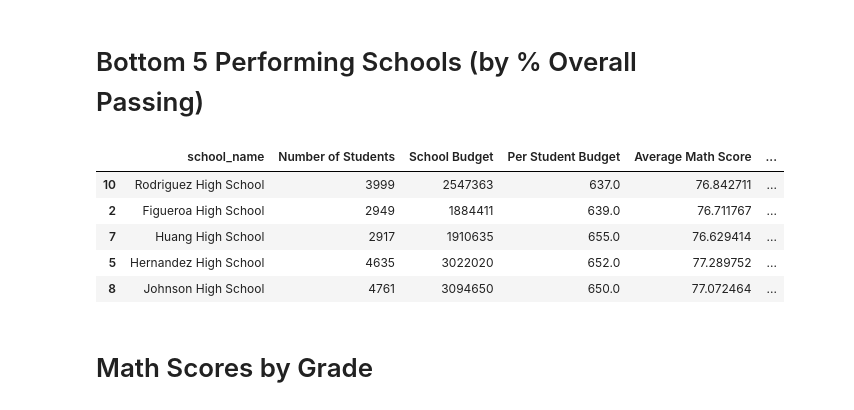
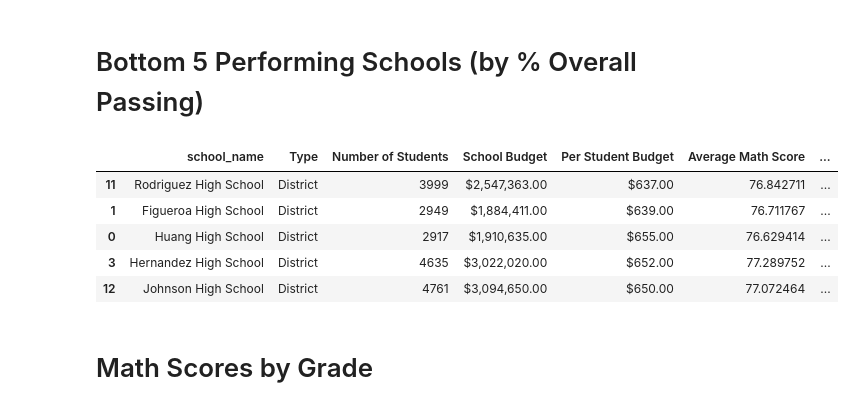
Before and after one commit to Corters22/Pandas_Challenge, a Jupyter notebook: PyCitySchools.ipynb, the cells around one changed output. Saved outputs shown, nothing was run; the diff lists cells and outputs as text; code cells hidden in the pictures.

Commit message:
completed and cleaned code with printout of dataframes

```diff
--- a/PyCitySchools.ipynb
+++ b/PyCitySchools.ipynb
@@ -39,0 +97,13 @@ school_type_df.head()
+# %%
+#creation of school summary dataframe
+school_summary_df = pd.DataFrame({
+    "Number of Students":school_students,
+    "School Budget": school_budget,
+    "Per Student Budget": school_budget/school_students,
+    "Average Math Score" : avg_math_score,
+    "Average Reading Score" : avg_read_score,
+    "% Passing Math": perc_pass_math_school,
+    "% Passing Reading": perc_pass_read_school,
+    '% Passing Overall': overall_pass_school
+})
+merged_school_summary_df = pd.merge(school_type_df, school_summary_df, on="school_name")
@@ -40,2 +202,14 @@ school_type_df.head()
+# %%
+#formatting data in all dataframes
+district_summary_df["Total Budget"] = district_summary_df["Total Budget"].map("${:,.2f}".format)
+district_summary_df["% Passing Math"] = district_summary_df["% Passing Math"].map("{:.6f}".format)
+district_summary_df["% Passing Reading"] = district_summary_df["% Passing Reading"].map("{:.6f}".format)
+district_summary_df["% Passing Overall"] = district_summary_df["% Passing Overall"].map("{:.6f}".format)
+#school summary
+merged_school_summary_df["School Budget"] = merged_school_summary_df["School Budget"].map("${:,.2f}".format)
+merged_school_summary_df["Per Student Budget"] = merged_school_summary_df["Per Student Budget"].map("${:,.2f}".format)
+merged_school_summary_df["% Passing Math"] = merged_school_summary_df["% Passing Math"].map("{:.6f}".format)
+merged_school_summary_df["% Passing Reading"] = merged_school_summary_df["% Passing Reading"].map("{:.6f}".format)
+merged_school_summary_df["% Passing Overall"] = merged_school_summary_df["% Passing Overall"].map("{:.6f}".format)
 # %% [markdown]
 # District Summary
@@ -154,15 +222,0 @@ Name: Student ID, dtype: float64
-# %%
-#creation of school summary dataframe
-school_summary_df = pd.DataFrame({
-    #"School Type": school_type,
-    "Number of Students":school_students,
-    "School Budget": school_budget,
-    "Per Student Budget": school_budget/school_students,
-    "Average Math Score" : avg_math_score,
-    "Average Reading Score" : avg_read_score,
-    "% Passing Math": perc_pass_math_school,
-    "% Passing Reading": perc_pass_read_school,
-    '% Passing Overall': overall_pass_school
-})
-merged_school_summary_df = pd.merge(school_summary_df, school_type_df, on="school_name")
-merged_school_summary_df
@@ -198,14 +254,14 @@ top_schools
 # %% [markdown]
 # Bottom 5 Performing Schools (by % Overall Passing)
 # %%
-top_schools = merged_school_summary_df.sort_values("% Passing Overall").head()
-top_schools
+bottom_schools = merged_school_summary_df.sort_values("% Passing Overall").head()
+bottom_schools
 # %% [output]
-|  | school_name | Number of Students | School Budget | Per Student Budget | Average Math Score | ... |
-| 10 | Rodriguez High School | 3999 | 2547363 | 637.0 | 76.842711 | ... |
-| 2 | Figueroa High School | 2949 | 1884411 | 639.0 | 76.711767 | ... |
-| 7 | Huang High School | 2917 | 1910635 | 655.0 | 76.629414 | ... |
-| 5 | Hernandez High School | 4635 | 3022020 | 652.0 | 77.289752 | ... |
-| 8 | Johnson High School | 4761 | 3094650 | 650.0 | 77.072464 | ... |
+|  | school_name | Type | Number of Students | School Budget | Per Student Budget | Average Math Score | ... |
+| 11 | Rodriguez High School | District | 3999 | $2,547,363.00 | $637.00 | 76.842711 | ... |
+| 1 | Figueroa High School | District | 2949 | $1,884,411.00 | $639.00 | 76.711767 | ... |
+| 0 | Huang High School | District | 2917 | $1,910,635.00 | $655.00 | 76.629414 | ... |
+| 3 | Hernandez High School | District | 4635 | $3,022,020.00 | $652.00 | 77.289752 | ... |
+| 12 | Johnson High School | District | 4761 | $3,094,650.00 | $650.00 | 77.072464 | ... |
 # %% [markdown]
 # Math Scores by Grade
```
Also changed, not shown: parts of 51 cells of this notebook.
